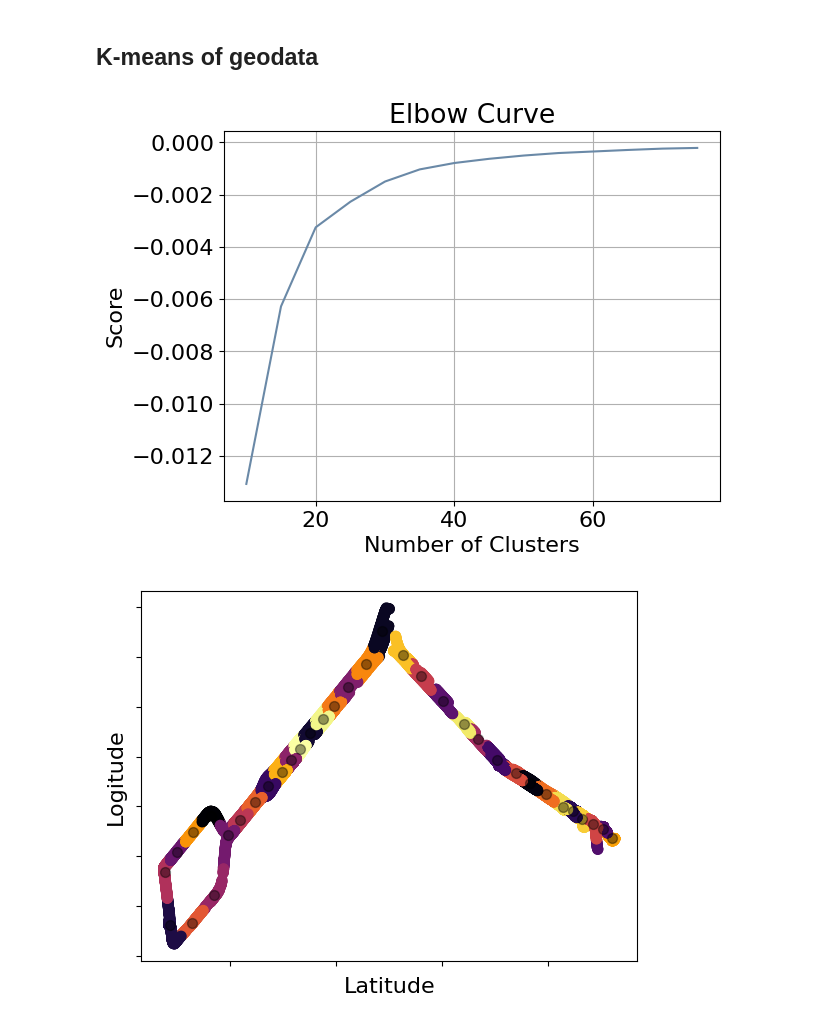
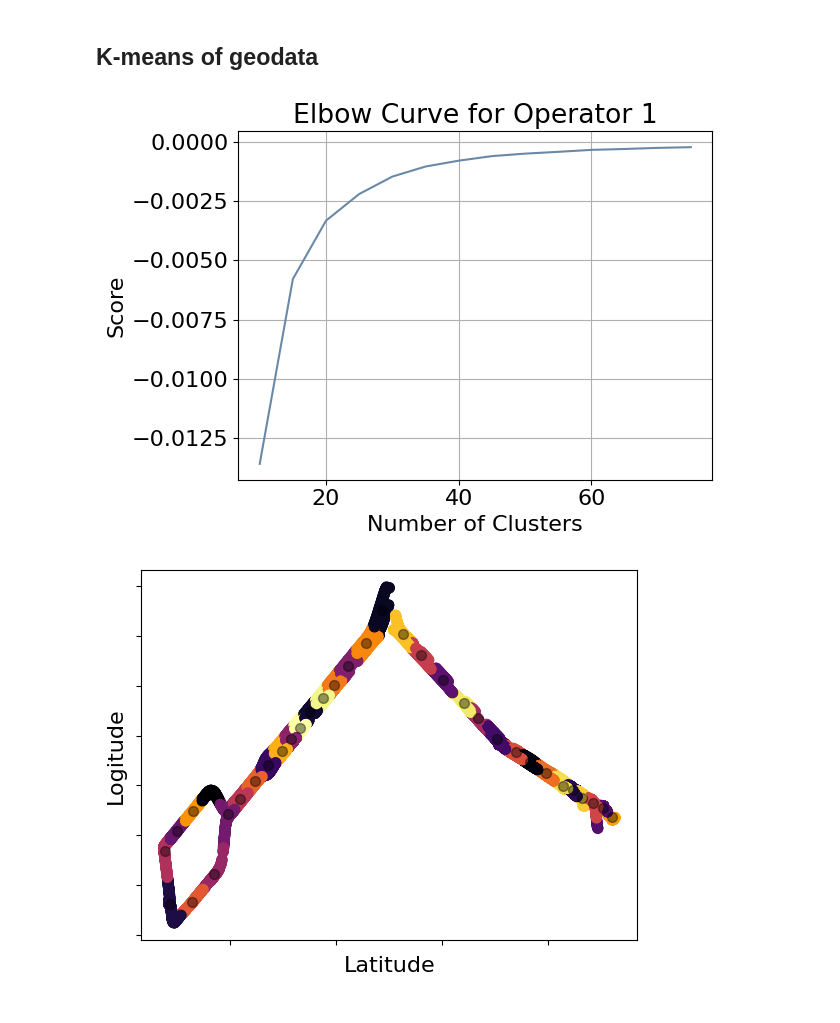
Before and after one commit to ihneskarbovik/master, a Jupyter notebook: test22_op1_geo.ipynb, the cells around one changed output. Cells and saved outputs as stored; diff of their text form; code cells hidden in the pictures.

```diff
--- a/test22_op1_geo.ipynb
+++ b/test22_op1_geo.ipynb
@@ -512,20 +512,23 @@ X = df.loc[:, ['ID','Latitude','Longitude']]
 # %%
 k_clusters = range(10, 80, 5)
 kmeans = [KMeans(n_clusters=i) for i in k_clusters]
 
 y_axis = df[['Latitude']]
 X_axis = df[['Longitude']]
 
 score = [kmeans[i].fit(y_axis).score(y_axis) for i in range(len(kmeans))]
 
+fig = plt.figure()
 plt.plot(k_clusters, score, color=rsrp_colors[1], zorder=2)
 plt.grid(zorder=1)
 plt.xlabel('Number of Clusters')
 plt.ylabel('Score')
-plt.title('Elbow Curve')
+plt.title('Elbow Curve for Operator 1')
+plt.tight_layout()
 plt.show()
+fig.savefig(r'../latex/plots/rf_loc/op1_elbow_curve.pdf')
 # %% [output]
-[figure, old version]
+[figure, new version]
 # %%
 kmeans = KMeans(n_clusters=35, init='k-means++')
 
```
Also changed, not shown: 7 other files.
